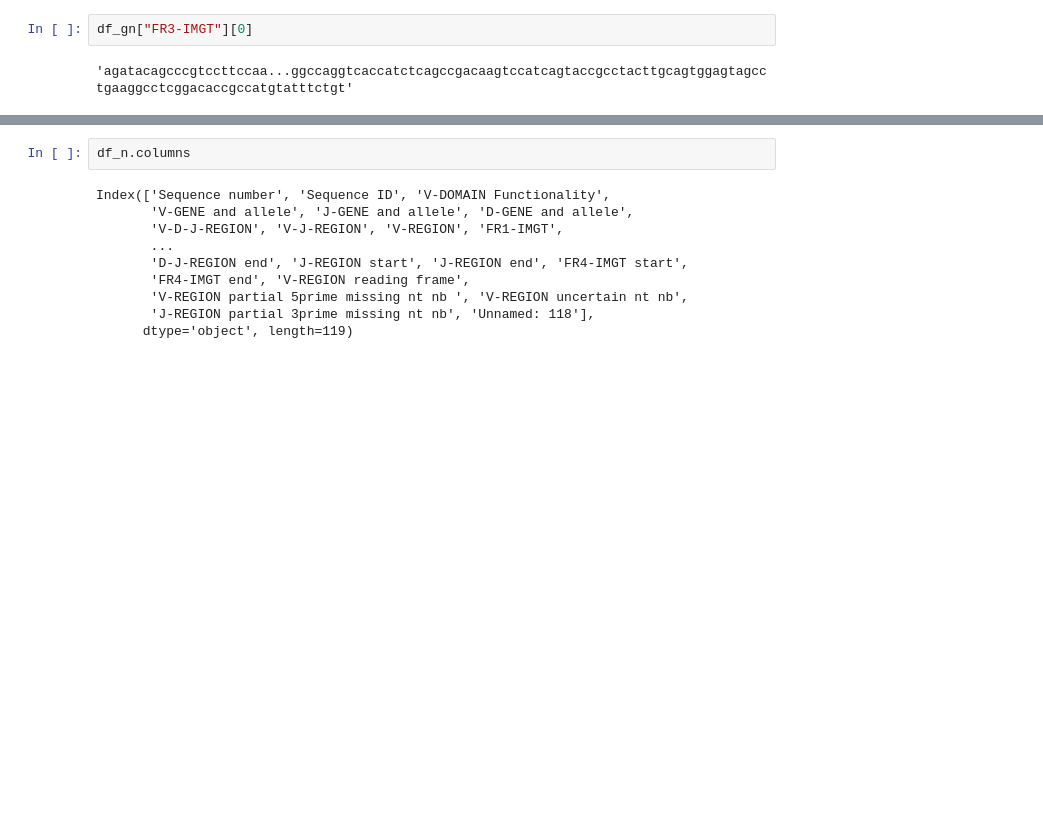
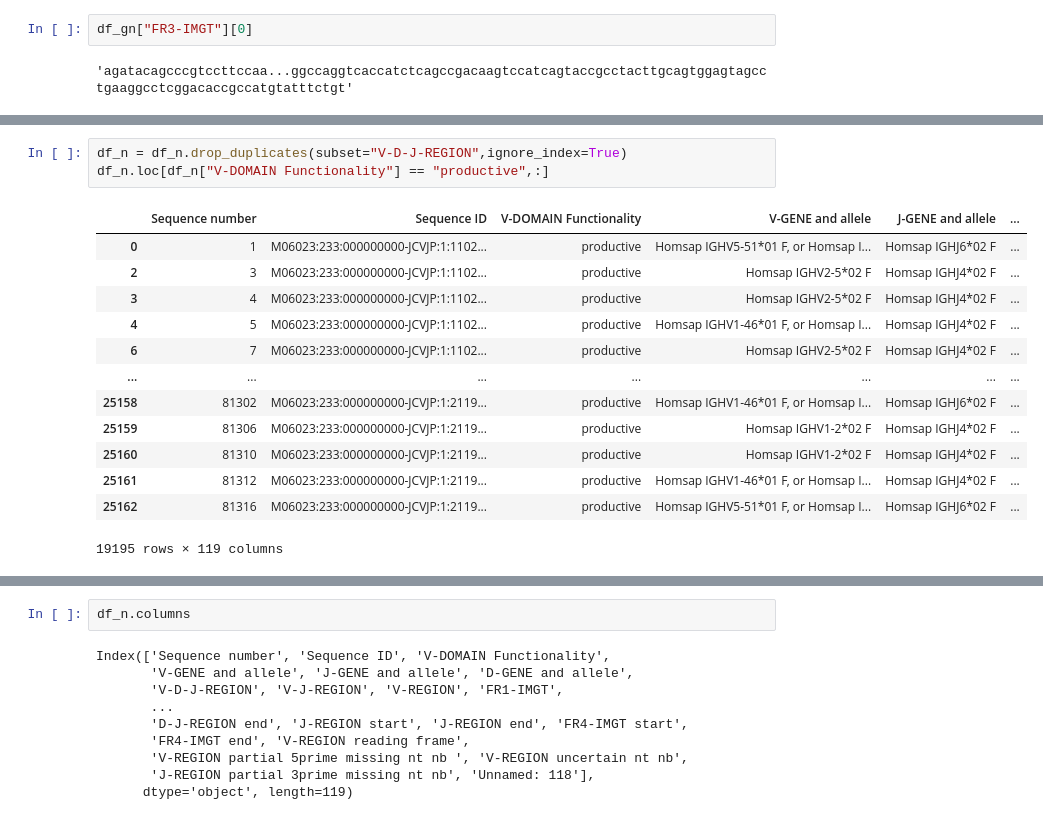
Before and after one commit to RoseYuan/BCR_Clone_Identification, a Jupyter notebook: Scripts/Sample_data_EDA.ipynb, the cells around one changed output, grey strips where cells are left out. Drawn from its saved outputs; the diff is of its cells as text; blank space fills up the shorter version.

```diff
--- a/Scripts/Sample_data_EDA.ipynb
+++ b/Scripts/Sample_data_EDA.ipynb
@@ -166,0 +204,17 @@ df_n.head()
+# %%
+df_n = df_n.drop_duplicates(subset="V-D-J-REGION",ignore_index=True)
+df_n.loc[df_n["V-DOMAIN Functionality"] == "productive",:]
+# %% [output]
+|  | Sequence number | Sequence ID | V-DOMAIN Functionality | V-GENE and allele | J-GENE and allele | ... |
+| 0 | 1 | M06023:233:000000000-JCVJP:1:1102... | productive | Homsap IGHV5-51*01 F, or Homsap I... | Homsap IGHJ6*02 F | ... |
+| 2 | 3 | M06023:233:000000000-JCVJP:1:1102... | productive | Homsap IGHV2-5*02 F | Homsap IGHJ4*02 F | ... |
+| 3 | 4 | M06023:233:000000000-JCVJP:1:1102... | productive | Homsap IGHV2-5*02 F | Homsap IGHJ4*02 F | ... |
+| 4 | 5 | M06023:233:000000000-JCVJP:1:1102... | productive | Homsap IGHV1-46*01 F, or Homsap I... | Homsap IGHJ4*02 F | ... |
+| 6 | 7 | M06023:233:000000000-JCVJP:1:1102... | productive | Homsap IGHV2-5*02 F | Homsap IGHJ4*02 F | ... |
+| ... | ... | ... | ... | ... | ... | ... |
+| 25158 | 81302 | M06023:233:000000000-JCVJP:1:2119... | productive | Homsap IGHV1-46*01 F, or Homsap I... | Homsap IGHJ6*02 F | ... |
+| 25159 | 81306 | M06023:233:000000000-JCVJP:1:2119... | productive | Homsap IGHV1-2*02 F | Homsap IGHJ4*02 F | ... |
+| 25160 | 81310 | M06023:233:000000000-JCVJP:1:2119... | productive | Homsap IGHV1-2*02 F | Homsap IGHJ4*02 F | ... |
+| 25161 | 81312 | M06023:233:000000000-JCVJP:1:2119... | productive | Homsap IGHV1-46*01 F, or Homsap I... | Homsap IGHJ4*02 F | ... |
+| 25162 | 81316 | M06023:233:000000000-JCVJP:1:2119... | productive | Homsap IGHV5-51*01 F, or Homsap I... | Homsap IGHJ6*02 F | ... |
+19195 rows × 119 columns
```
Also changed, not shown: parts of 14 cells of this notebook, 6 other files.
